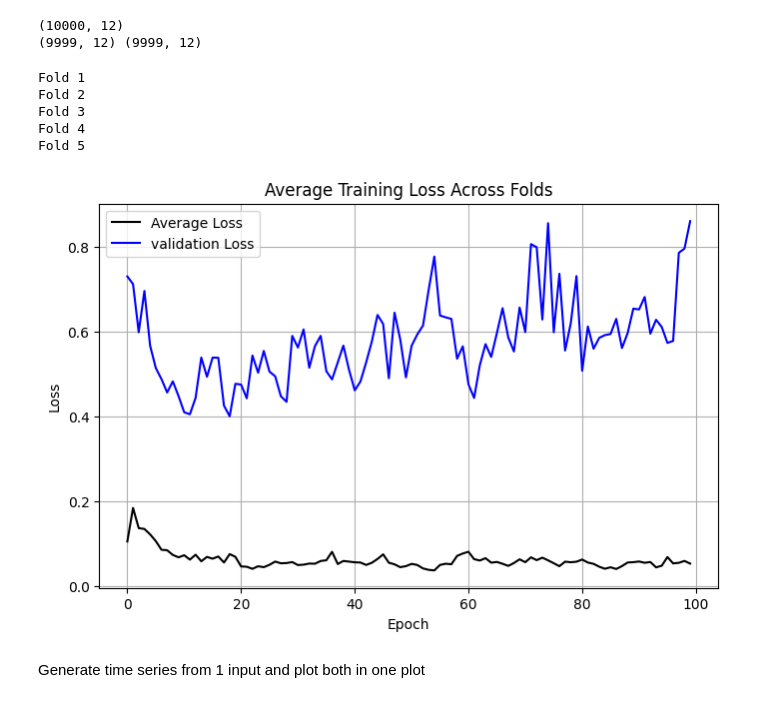
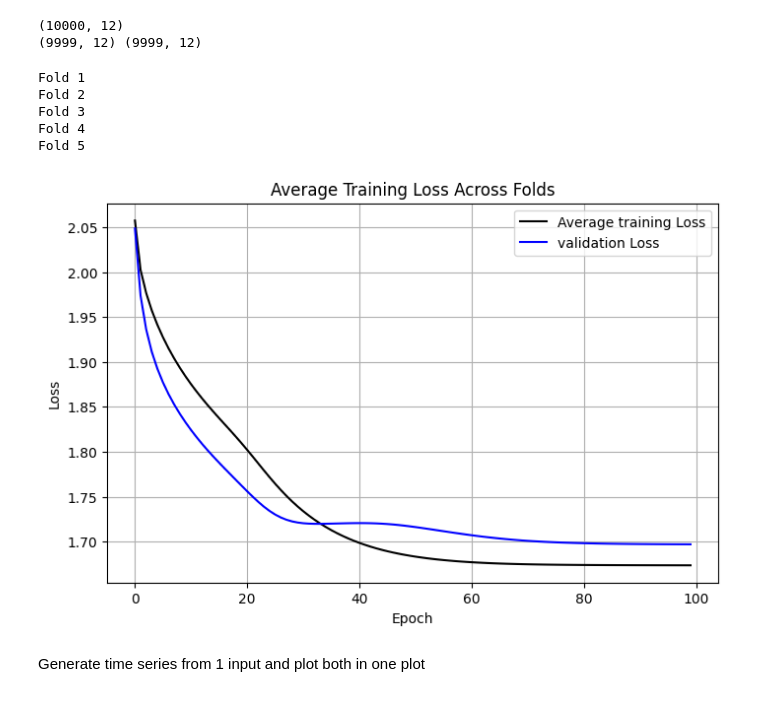
Before and after one commit to WoutTeillers/Advances_machine_learning, a Jupyter notebook: nb.ipynb, the cells around one changed output. Cells and saved outputs as stored; diff of their text form; code cells hidden in the pictures.

```diff
--- a/nb.ipynb
+++ b/nb.ipynb
@@ -132,43 +132,51 @@ import torch
 import torch.nn as nn
 import matplotlib.pyplot as plt
 
+class PowerLoss(nn.Module):
+    def __init__(self, p=4):
+        super().__init__()
+        self.p = p
+
+    def forward(self, y_pred, y_true):
+        return torch.mean(torch.abs(y_pred - y_true) ** self.p)
+
 input_window_size = 12
-hidden_size = 50
-num_layers = 2
+hidden_size = 2
+num_layers = 20
 
 model = LSTM(input_window_size, hidden_size, num_layers)
 
-criterion = nn.MSELoss()
-optimizer = torch.optim.Adam(model.parameters(), lr=0.01)
+criterion = PowerLoss()
+optimizer = torch.optim.Adam(model.parameters(), lr=0.001)
 
 losses, val_loss = model.training_loop_cv(num_epochs = 100,
                     criterion = criterion,
                     optimizer = optimizer,
                     trainX = X_train,
                     trainY = y_train)
 
 losses_array = np.array(losses)        # shape: (num_folds, num_epochs)
 avg_loss = np.mean(losses_array, axis=0)
 
 losses_array = np.array(val_loss)        # shape: (num_folds, num_epochs)
 avg_val_loss = np.mean(losses_array, axis=0)
 
 plt.figure(figsize=(8, 5))
 plt.plot(avg_loss, color='black', label='Average training Loss')
 plt.plot(avg_val_loss, color='blue', label='validation Loss')
 plt.xlabel('Epoch')
 plt.ylabel('Loss')
 plt.title('Average Training Loss Across Folds')
 plt.grid(True)
 plt.legend()
 plt.show()
 # %% [output]
 Fold 1
 Fold 2
 Fold 3
 Fold 4
 Fold 5
-[figure, old version]
+[figure, new version]
 # %% [markdown]
 Generate time series from 1 input and plot both in one plot
 # %%
```
Also changed, not shown: parts of 1 cell of this notebook.
